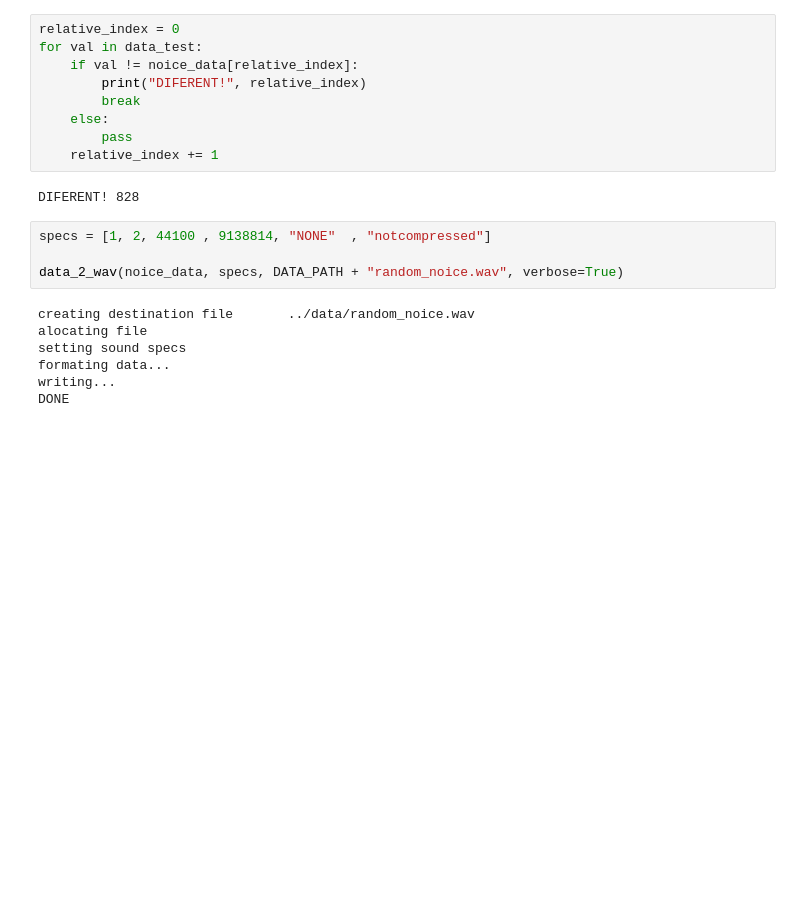
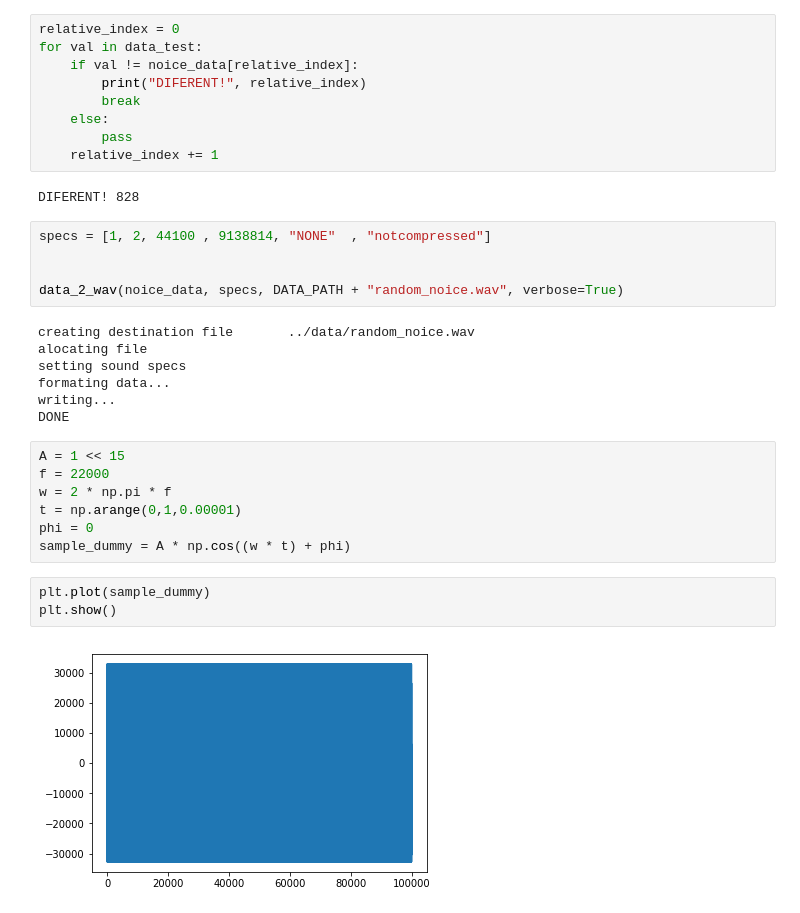
Before and after one commit to jahirmedinacs/IP-Project-USP, a Jupyter notebook: jupyter-data/test_lab.ipynb, the cells around one changed output. Cells and saved outputs as stored; diff of their text form; blank space fills up the shorter version.

```diff
--- a/jupyter-data/test_lab.ipynb
+++ b/jupyter-data/test_lab.ipynb
@@ -137,6 +123,7 @@ DIFERENT! 828
 # %%
 specs = [1, 2, 44100 , 9138814,	"NONE"	, "notcompressed"]
 
+
 data_2_wav(noice_data, specs, DATA_PATH + "random_noice.wav", verbose=True)
 # %% [output]
 creating destination file       ../data/random_noice.wav
@@ -145,3 +132,15 @@ setting sound specs
 formating data...
 writing...
 DONE
+# %%
+A = 1 << 15
+f = 22000
+w = 2 * np.pi * f
+t = np.arange(0,1,0.00001)
+phi = 0
+sample_dummy = A * np.cos((w * t) + phi)
+# %%
+plt.plot(sample_dummy)
+plt.show()
+# %% [output]
+[figure, added]
```
Also changed, not shown: parts of 2 cells of this notebook, 36 other files.
